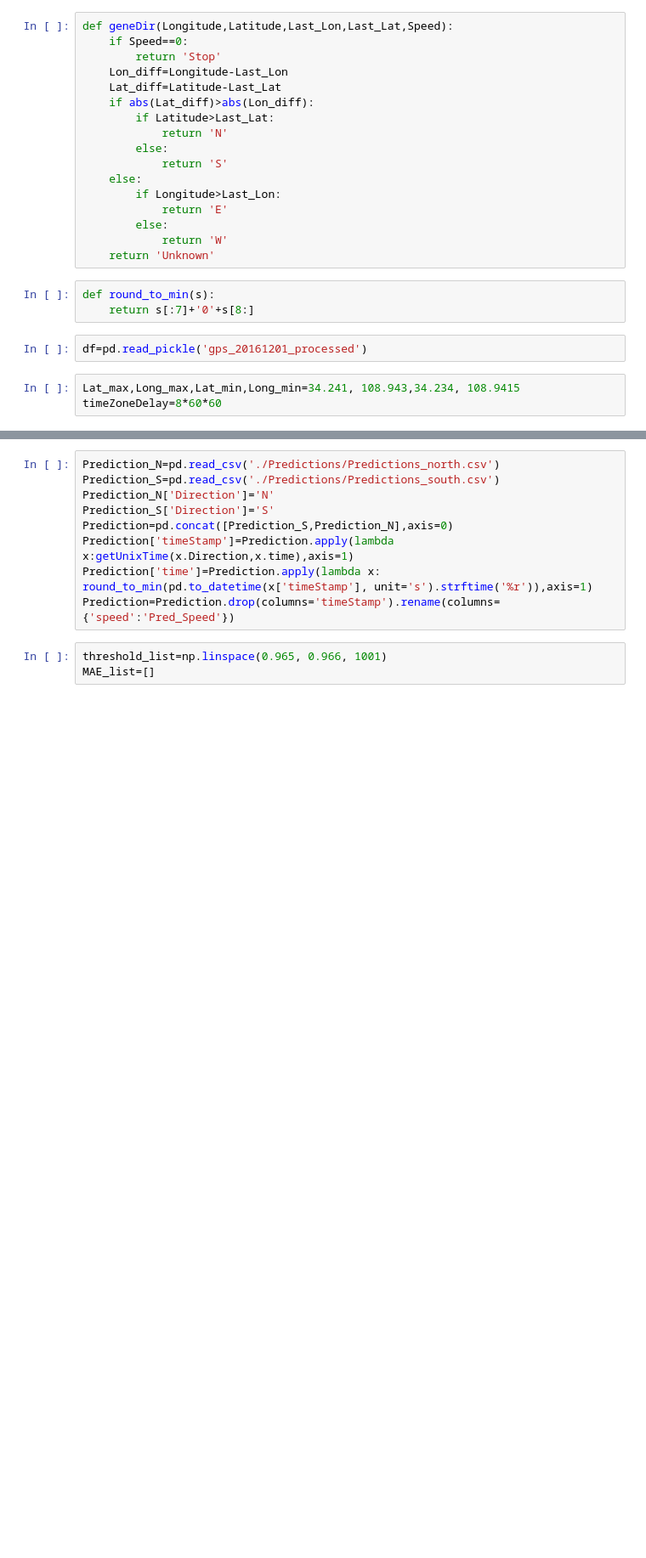
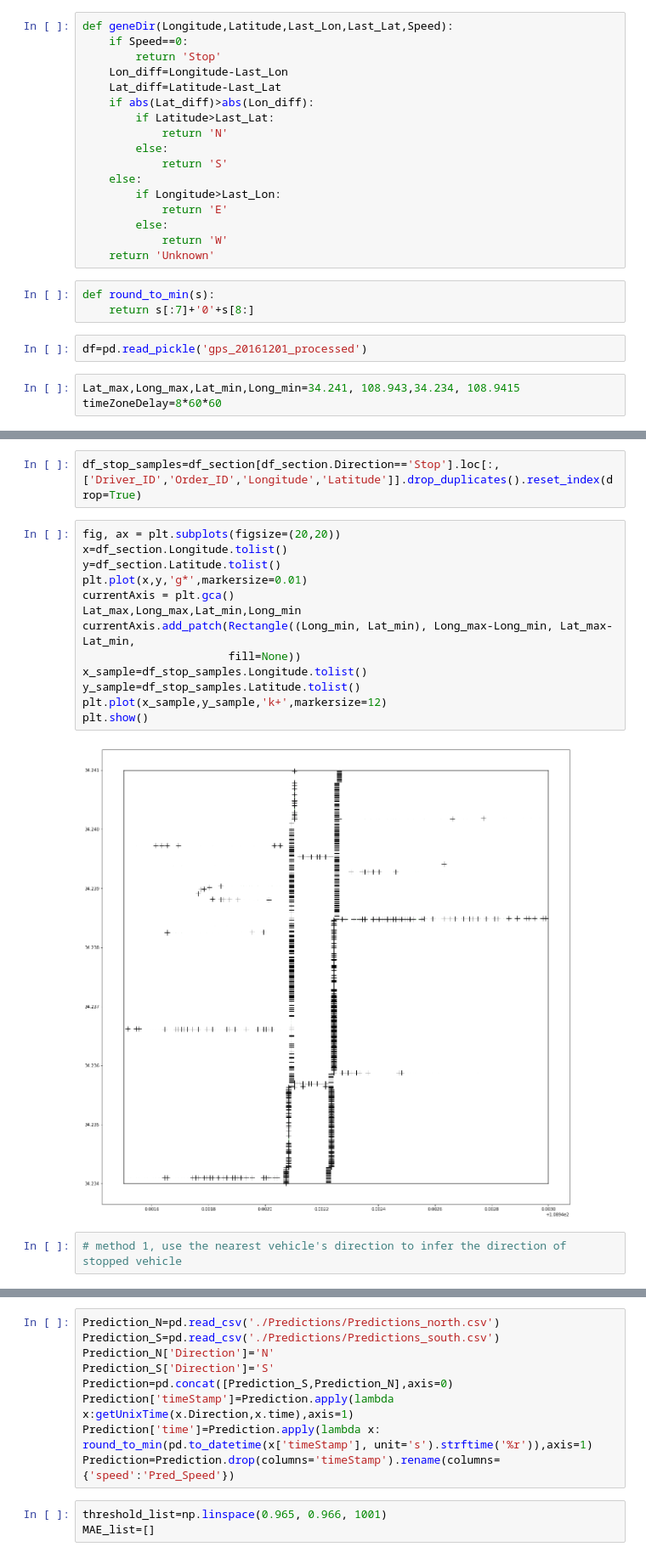
Before and after one commit to nicholasadam/TRANSFOR19, a Jupyter notebook: dataAnalysis.ipynb, the cells around one changed output, grey strips where cells are left out. Shown at 85% size. Drawn from its saved outputs; the diff is of its cells as text; blank space fills up the shorter version.

```diff
--- a/dataAnalysis.ipynb
+++ b/dataAnalysis.ipynb
@@ -70,0 +88,19 @@ df_section=df_section.drop(columns=columns_drop)
+# %%
+df_stop_samples=df_section[df_section.Direction=='Stop'].loc[:,['Driver_ID','Order_ID','Longitude','Latitude']].drop_duplicates().reset_index(drop=True)
+# %%
+fig, ax = plt.subplots(figsize=(20,20))
+x=df_section.Longitude.tolist()
+y=df_section.Latitude.tolist()
+plt.plot(x,y,'g*',markersize=0.01)
+currentAxis = plt.gca()
+Lat_max,Long_max,Lat_min,Long_min
+currentAxis.add_patch(Rectangle((Long_min, Lat_min), Long_max-Long_min, Lat_max-Lat_min,
+                      fill=None))
+x_sample=df_stop_samples.Longitude.tolist()
+y_sample=df_stop_samples.Latitude.tolist()
+plt.plot(x_sample,y_sample,'k+',markersize=12)
+plt.show()
+# %% [output]
+[figure, added]
+# %%
+# method 1, use the nearest vehicle's direction to infer the direction of stopped vehicle
```
Also changed, not shown: parts of 16 cells of this notebook.
